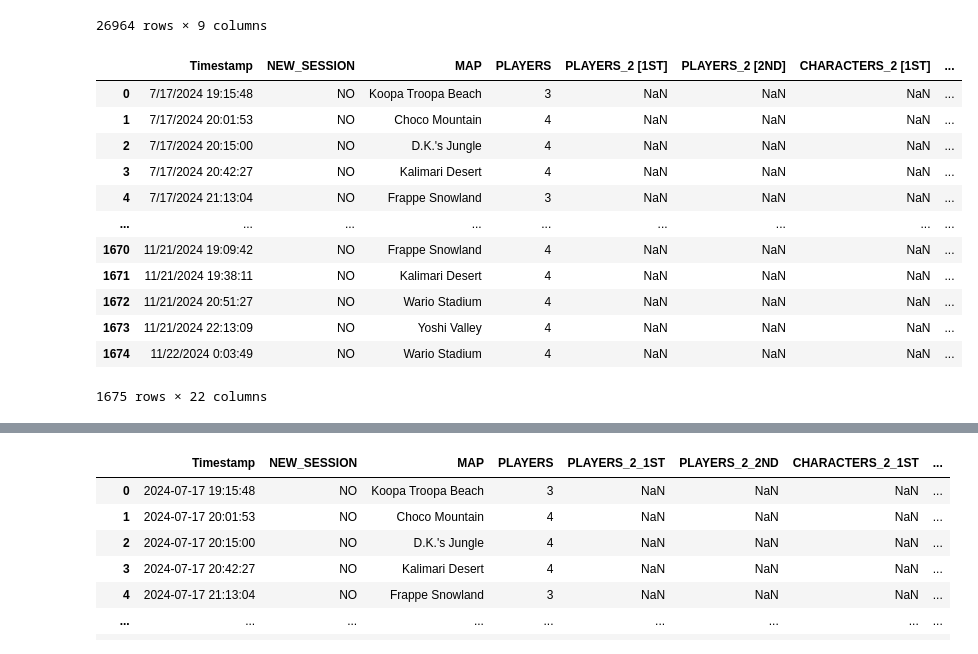
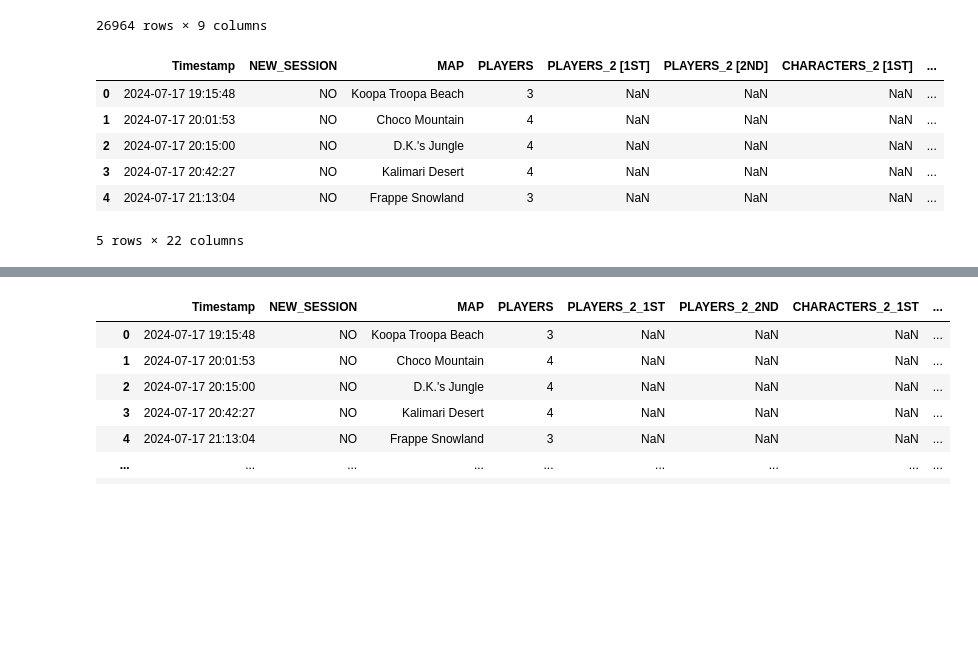
Before and after one commit to c-goodman/mkstream, a Jupyter notebook: notebooks/data_migration.ipynb, the cells around one changed output, grey strips where cells are left out. Cells and saved outputs as stored; diff of their text form; code cells hidden in the pictures; blank space fills up the shorter version.

```diff
--- a/notebooks/data_migration.ipynb
+++ b/notebooks/data_migration.ipynb
@@ -55,22 +55,18 @@ vdf
 # %%
 form_df = load_data_pd(sheet_name="form_data", sheet_id=os.environ["SHEET_ID"])
 
 form_df = form_df.drop(
     columns=[x for x in form_df.columns if x.__contains__("Unnamed")]
 )
 
-form_df
+form_df["Timestamp"] = pd.to_datetime(form_df["Timestamp"])
+
+form_df.head()
 # %% [output]
 |  | Timestamp | NEW_SESSION | MAP | PLAYERS | PLAYERS_2 [1ST] | PLAYERS_2 [2ND] | CHARACTERS_2 [1ST] | ... |
-| 0 | 7/17/2024 19:15:48 | NO | Koopa Troopa Beach | 3 | NaN | NaN | NaN | ... |
-| 1 | 7/17/2024 20:01:53 | NO | Choco Mountain | 4 | NaN | NaN | NaN | ... |
-| 2 | 7/17/2024 20:15:00 | NO | D.K.'s Jungle | 4 | NaN | NaN | NaN | ... |
-| 3 | 7/17/2024 20:42:27 | NO | Kalimari Desert | 4 | NaN | NaN | NaN | ... |
-| 4 | 7/17/2024 21:13:04 | NO | Frappe Snowland | 3 | NaN | NaN | NaN | ... |
-| ... | ... | ... | ... | ... | ... | ... | ... | ... |
-| 1670 | 11/21/2024 19:09:42 | NO | Frappe Snowland | 4 | NaN | NaN | NaN | ... |
-| 1671 | 11/21/2024 19:38:11 | NO | Kalimari Desert | 4 | NaN | NaN | NaN | ... |
-| 1672 | 11/21/2024 20:51:27 | NO | Wario Stadium | 4 | NaN | NaN | NaN | ... |
-| 1673 | 11/21/2024 22:13:09 | NO | Yoshi Valley | 4 | NaN | NaN | NaN | ... |
-| 1674 | 11/22/2024 0:03:49 | NO | Wario Stadium | 4 | NaN | NaN | NaN | ... |
+| 0 | 2024-07-17 19:15:48 | NO | Koopa Troopa Beach | 3 | NaN | NaN | NaN | ... |
+| 1 | 2024-07-17 20:01:53 | NO | Choco Mountain | 4 | NaN | NaN | NaN | ... |
+| 2 | 2024-07-17 20:15:00 | NO | D.K.'s Jungle | 4 | NaN | NaN | NaN | ... |
+| 3 | 2024-07-17 20:42:27 | NO | Kalimari Desert | 4 | NaN | NaN | NaN | ... |
+| 4 | 2024-07-17 21:13:04 | NO | Frappe Snowland | 3 | NaN | NaN | NaN | ... |
-1675 rows × 22 columns
+5 rows × 22 columns
```
Also changed, not shown: parts of 13 cells of this notebook.
